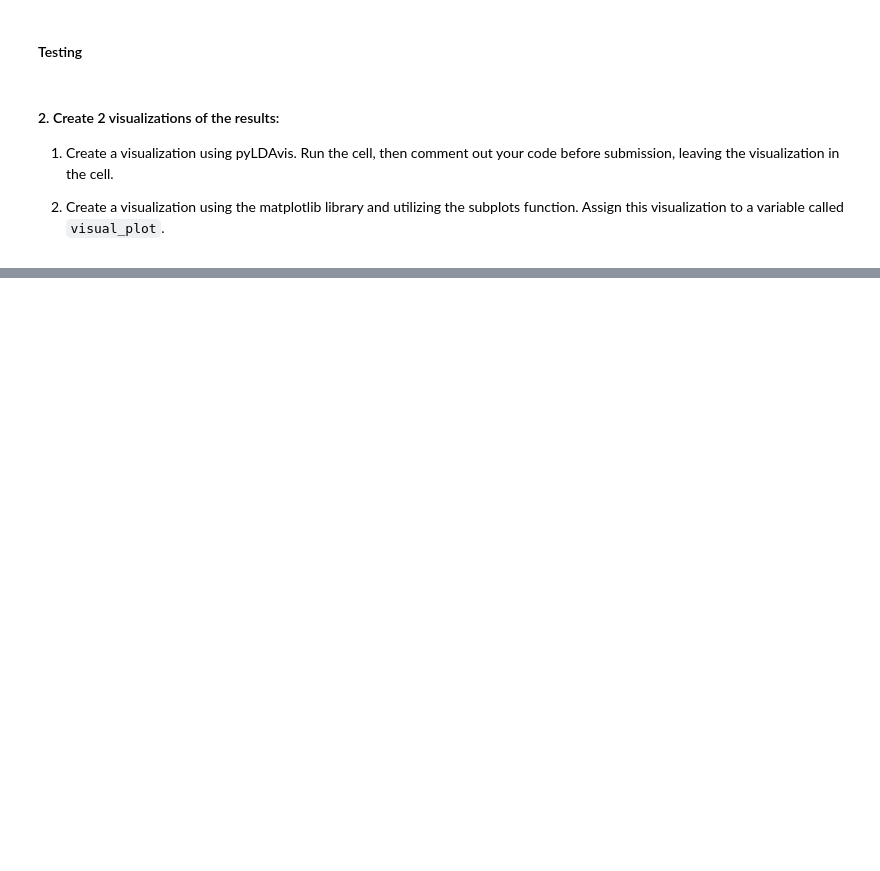
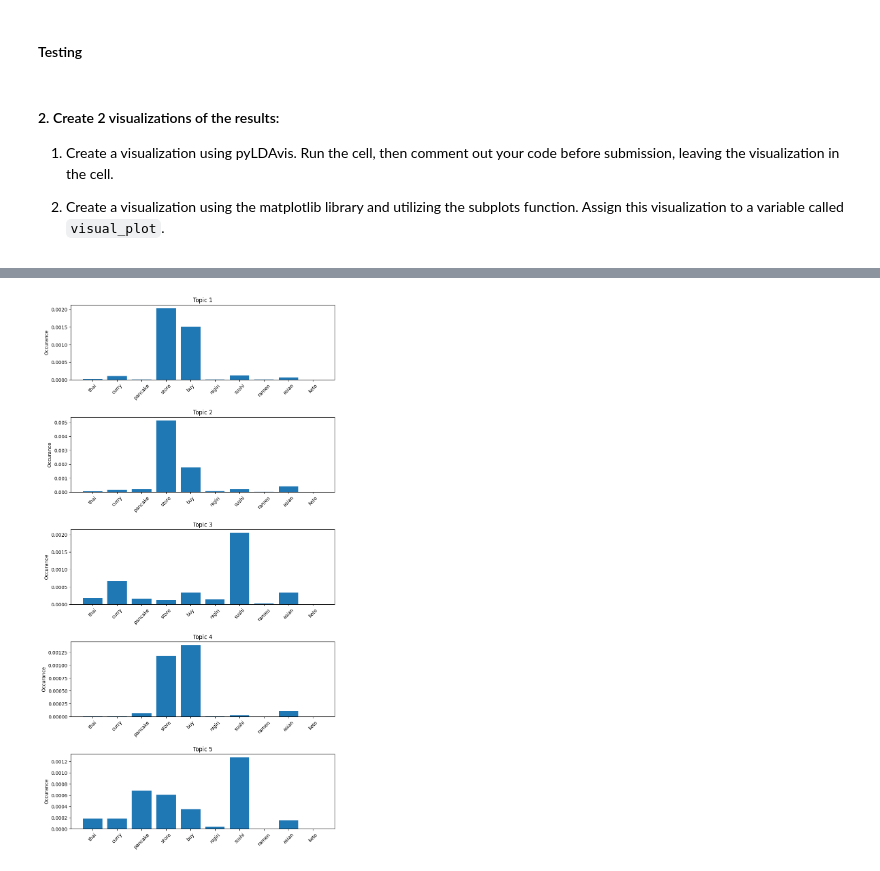
Before and after one commit to sikoh/Natural-Language-Processing, a Jupyter notebook: Sprint_Challenge/NLP_Sprint_Challenge.ipynb, the cells around one changed output, grey strips where cells are left out. Cells and saved outputs as stored; diff of their text form; code cells hidden in the pictures; blank space fills up the shorter version.

```diff
--- a/Sprint_Challenge/NLP_Sprint_Challenge.ipynb
+++ b/Sprint_Challenge/NLP_Sprint_Challenge.ipynb
@@ -417,0 +458,10 @@ raise NotImplementedError()
+# %%
+target_words = [
+    "thai", "curry", "pancake", "store", "buy",
+    "nigiri", "sushi", "ramen","asian", "keto"]
+
+
+# Find the indices of the words in the list using id2word
+word_indices = [id2word.token2id[word] for word in target_words]
+
+print(word_indices)
@@ -417,0 +470,4 @@ raise NotImplementedError()
+# %%
+topic_occ = []
+for topic in lda.get_topics():
+    topic_occ.append([topic[i] for i in word_indices])
@@ -418,3 +494,24 @@ raise NotImplementedError()
+# %%
+fig, axes = plt.subplots(nrows=5, ncols=1, figsize=(10, 20))
+fig.subplots_adjust(hspace=0.5)
+
+# Iterate through topic groupings and create bar plots
+for i, occ in enumerate(topic_occ):
+    ax = axes[i]
+    ax.bar(target_words, occ)
+    ax.set_title(f"Topic {i+1}")
+    ax.set_ylabel("Occurance")
+    # ax.set_xlabel("Words")
+    ax.set_xticklabels(target_words, rotation=45)
+
+# Show the visualization
+plt.show()
+
+# Save the visualization & bypass terrible test that doesn't work
+visual_plot = fig
+visual_plot.__module__ = 'matplotlib.axes._subplots'
+# %% [output]
+[figure, added]
 # %%
 # Visible Testing
 assert visual_plot.__module__ == 'matplotlib.axes._subplots', "You must create and assign to visual_plot a visualization"
```
Also changed, not shown: parts of 12 cells of this notebook.
